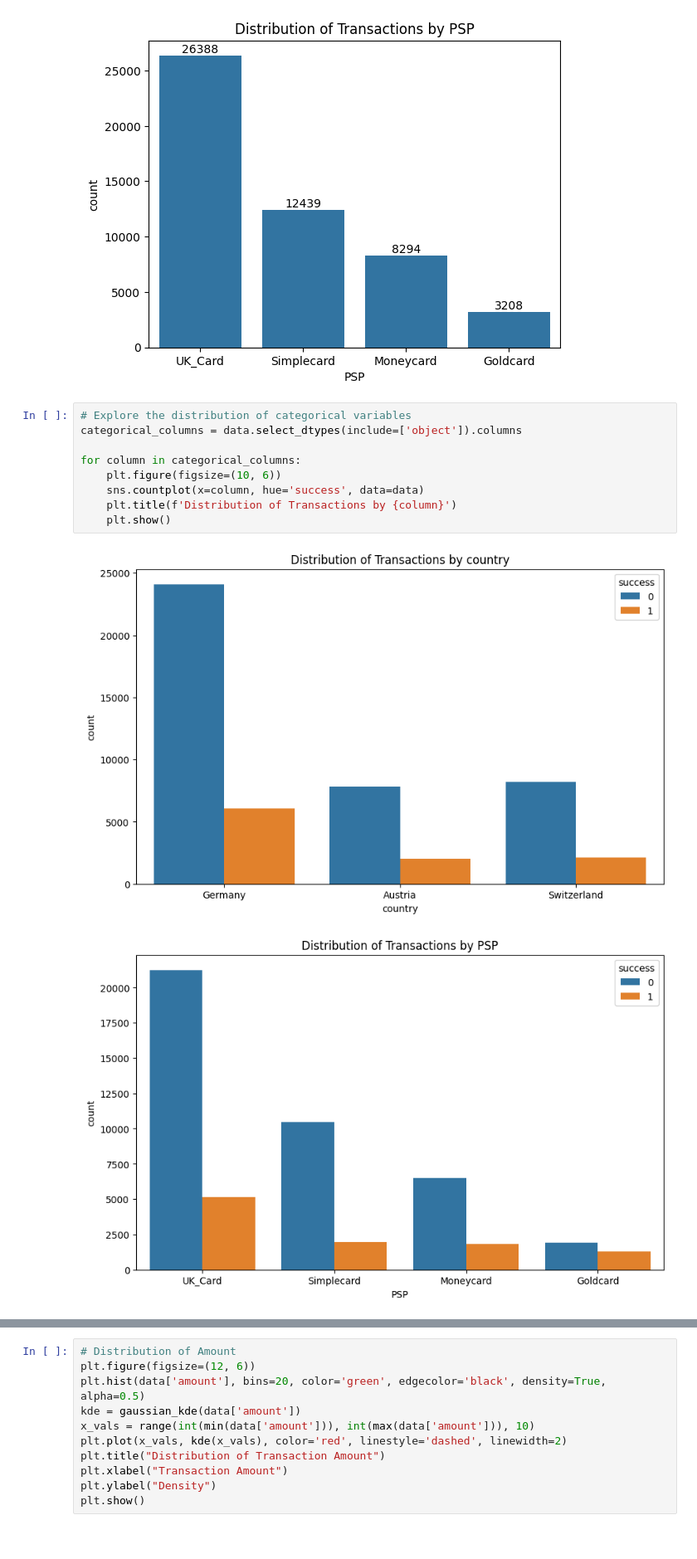
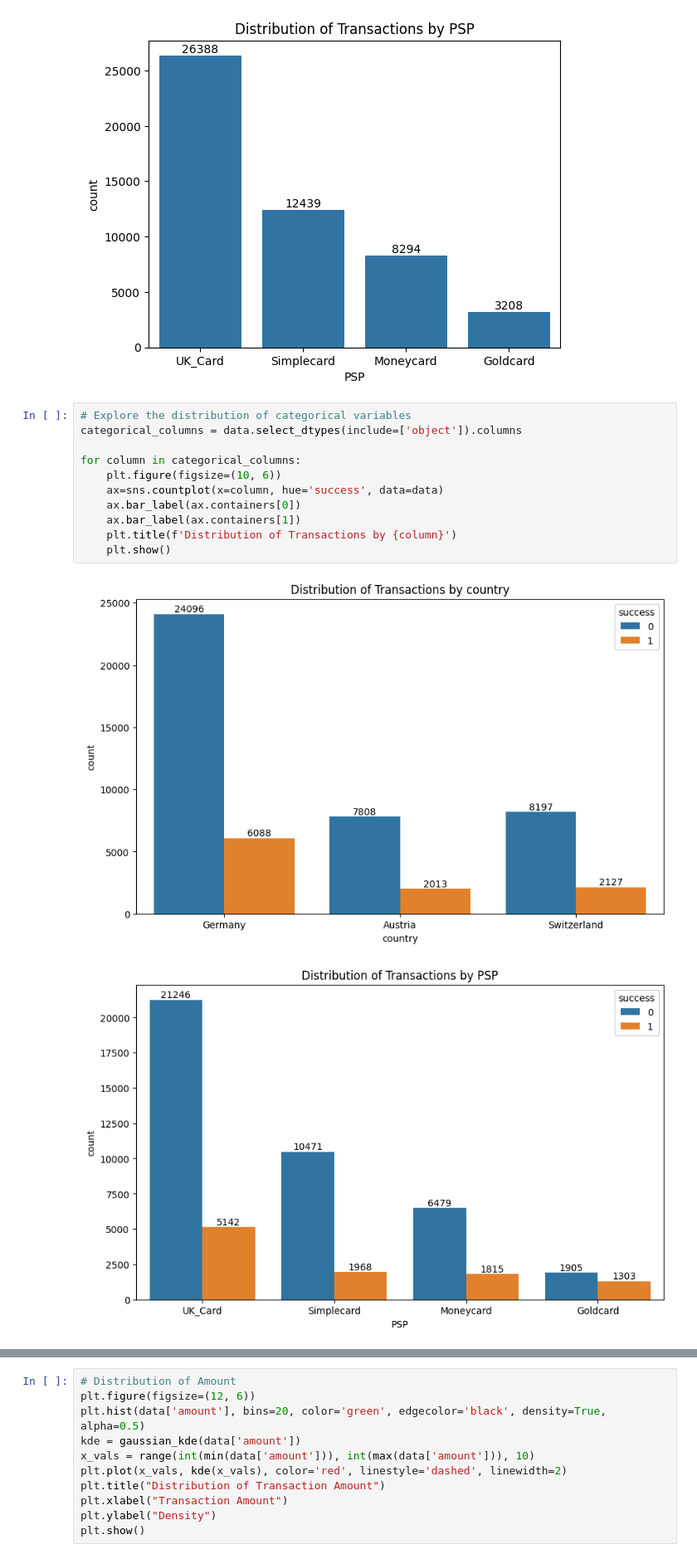
Before and after one commit to DadaNanjesha/CASE_STUDY_MODEL_ENGINEERING, a Jupyter notebook: CRISP.ipynb, the cells around one changed output, grey strips where cells are left out. Shown at 83% size. Saved outputs shown, nothing was run; the diff lists cells and outputs as text.

```diff
--- a/CRISP.ipynb
+++ b/CRISP.ipynb
@@ -238,12 +238,14 @@ plt.show()
 # %%
 # Explore the distribution of categorical variables
 categorical_columns = data.select_dtypes(include=['object']).columns
 
 for column in categorical_columns:
     plt.figure(figsize=(10, 6))
-    sns.countplot(x=column, hue='success', data=data)
+    ax=sns.countplot(x=column, hue='success', data=data)
+    ax.bar_label(ax.containers[0])
+    ax.bar_label(ax.containers[1])
     plt.title(f'Distribution of Transactions by {column}')
     plt.show()
 # %% [output]
-[figure, old version]
+[figure, new version]
-[figure, old version]
+[figure, new version]
```
Also changed, not shown: parts of 1 cell of this notebook.
